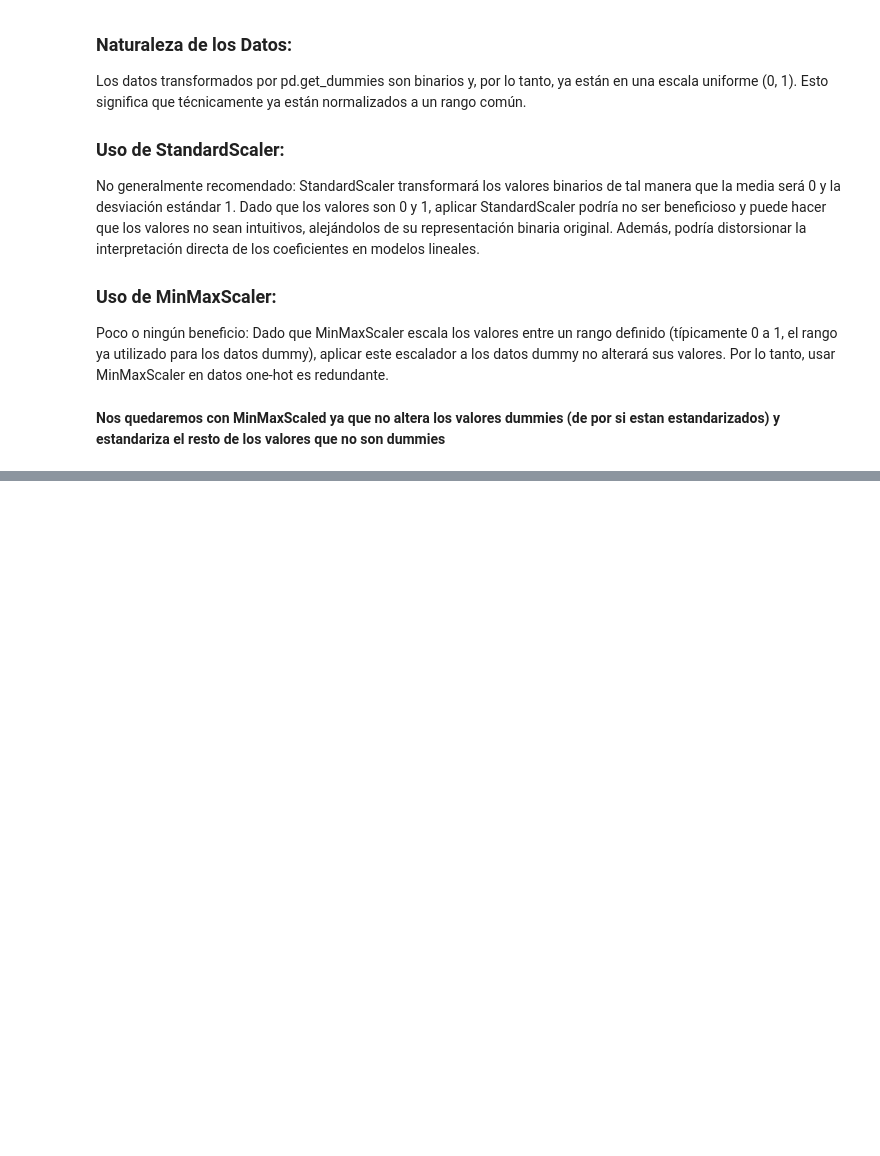
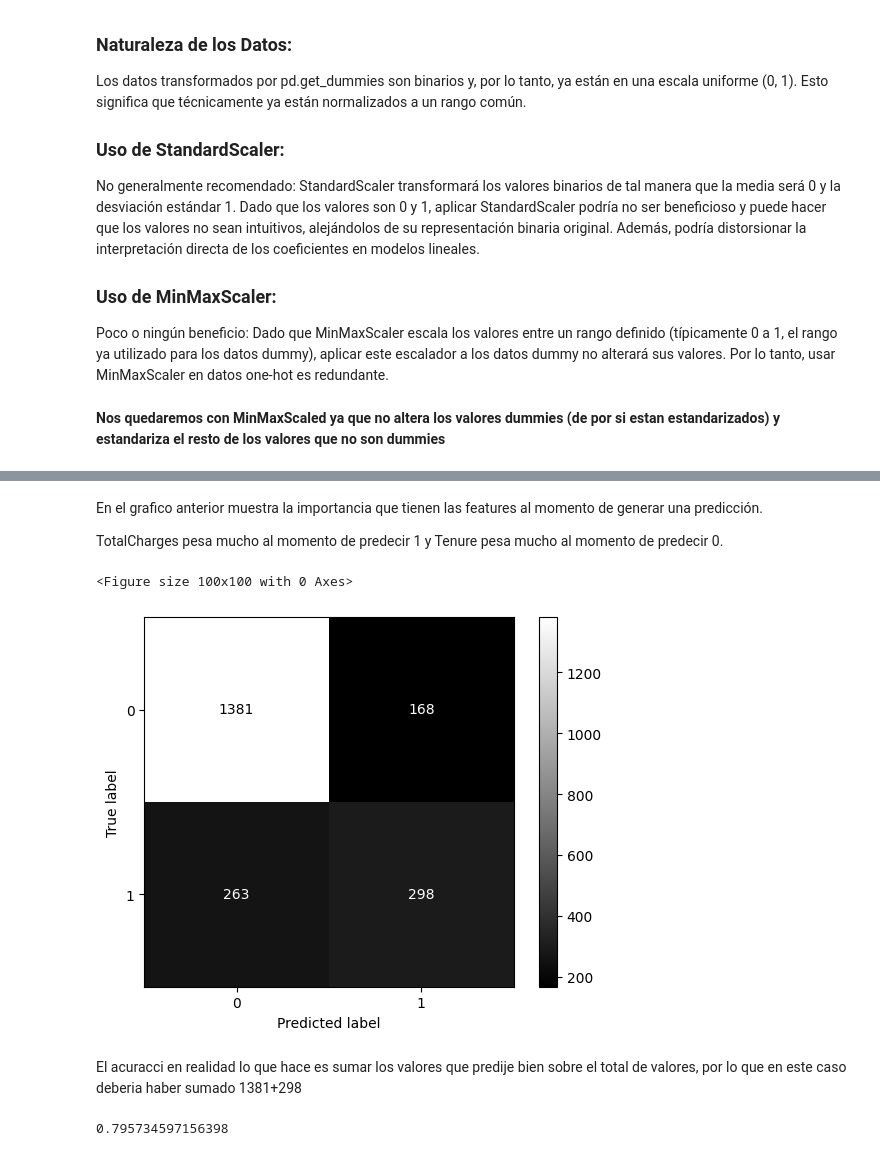
Before and after one commit to bpizarrop/bpizarrop, a Jupyter notebook: Machine learning Platzi/Regresión Logistica/Regresión Logistica Binomial.ipynb, the cells around one changed output, grey strips where cells are left out. Drawn from its saved outputs; the diff is of its cells as text; code cells hidden in the pictures; blank space fills up the shorter version.

```diff
--- a/Machine learning Platzi/Regresión Logistica/Regresión Logistica Binomial.ipynb
+++ b/Machine learning Platzi/Regresión Logistica/Regresión Logistica Binomial.ipynb
@@ -176,0 +254,21 @@ Poco o ningún beneficio: Dado que MinMaxScaler escala los valores entre un rang
+# %% [markdown]
+En el grafico anterior muestra la importancia que tienen las features al momento de generar una predicción.
+
+TotalCharges pesa mucho al momento de predecir 1 y Tenure pesa mucho al momento de predecir 0.
+# %%
+from sklearn.metrics import confusion_matrix, ConfusionMatrixDisplay
+
+fig = plt.figure(figsize = (1,1))
+cm = confusion_matrix(y_test, y_pred)
+ConfusionMatrixDisplay( confusion_matrix = cm).plot(cmap = 'gray')
+plt.show()
+# %% [output]
+<Figure size 100x100 with 0 Axes>
+[figure, added]
+# %% [markdown]
+El acuracci en realidad lo que hace es sumar los valores que predije bien sobre el total de valores, por lo que en este caso deberia haber sumado 1381+298
+# %%
+#Acuracci calculado
+(1381+298)/ (1381+298+263+168)
+# %% [output]
+0.795734597156398
```
Also changed, not shown: parts of 15 cells of this notebook, 2 other files.
